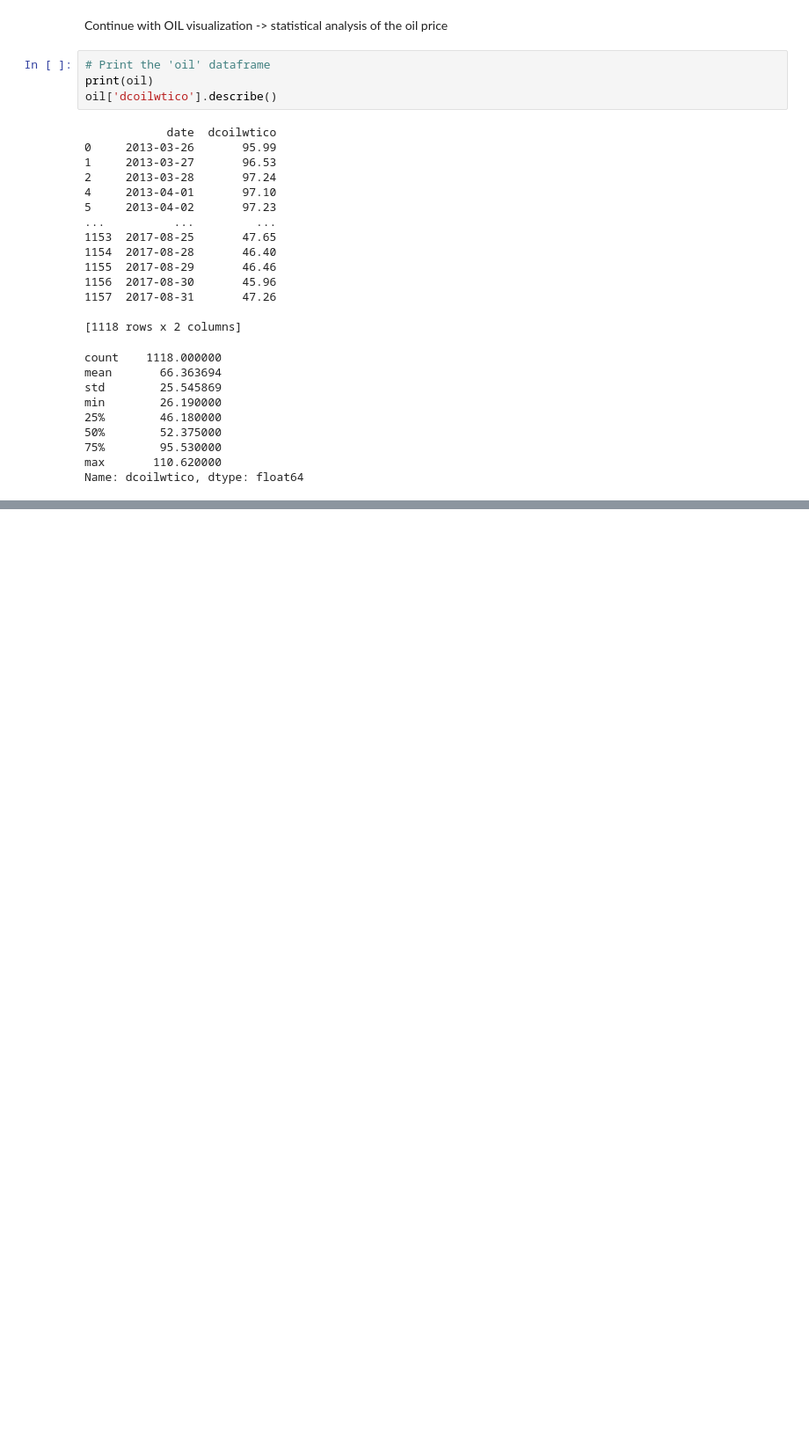
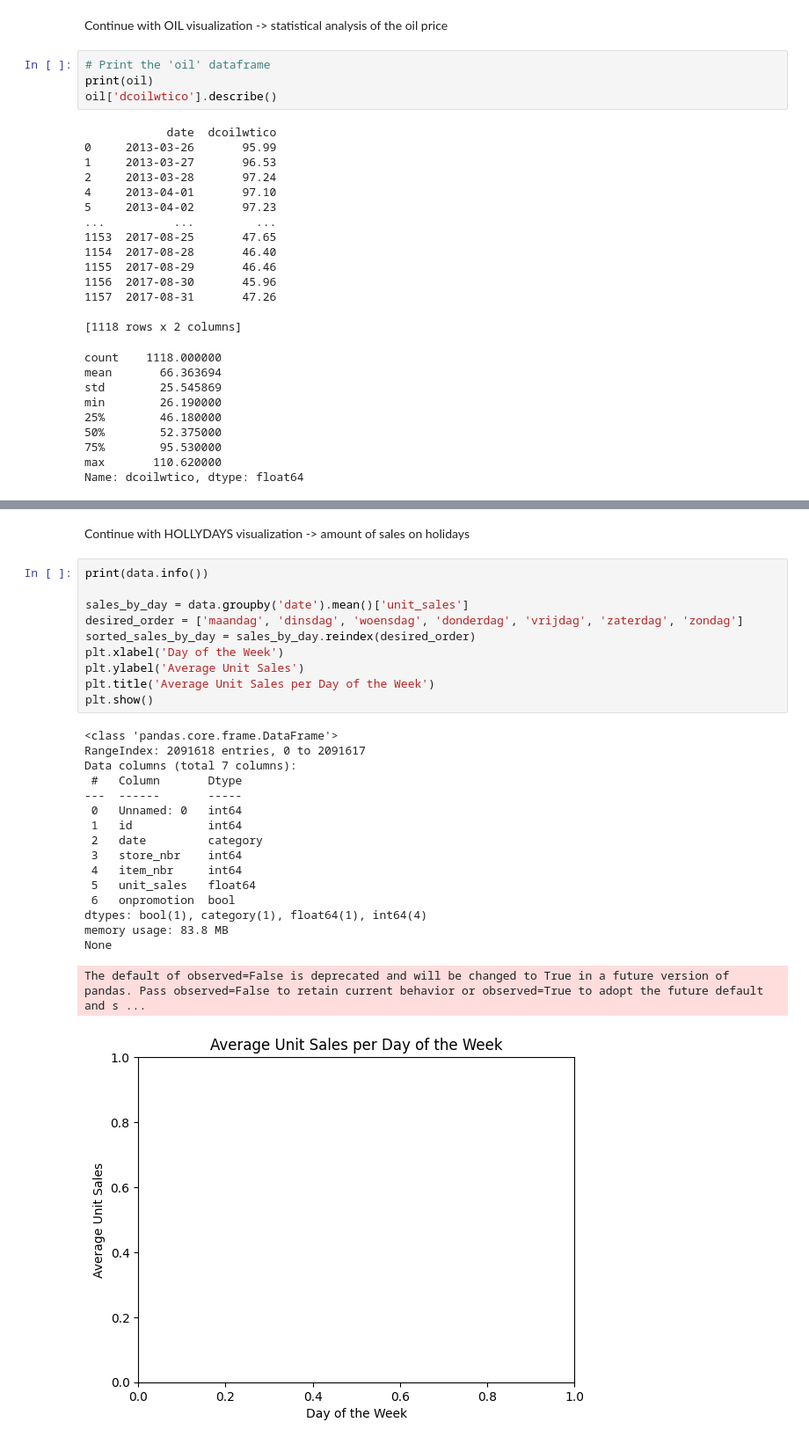
Before and after one commit to florboydens/Data-Analytics-Case-2, a Jupyter notebook: explorationViz.ipynb, the cells around one changed output, grey strips where cells are left out. Shown at 88% size. Cells and saved outputs as stored; diff of their text form; blank space fills up the shorter version.

```diff
--- a/explorationViz.ipynb
+++ b/explorationViz.ipynb
@@ -434 +499,32 @@ print(holidays_events.head())
+# %% [markdown]
+Continue with HOLLYDAYS visualization
+-> amount of sales on holidays
+# %%
+print(data.info())
+
+sales_by_day = data.groupby('date').mean()['unit_sales']
+desired_order = ['maandag', 'dinsdag', 'woensdag', 'donderdag', 'vrijdag', 'zaterdag', 'zondag']
+sorted_sales_by_day = sales_by_day.reindex(desired_order)
+plt.xlabel('Day of the Week')
+plt.ylabel('Average Unit Sales')
+plt.title('Average Unit Sales per Day of the Week')
+plt.show()
+# %% [output]
+<class 'pandas.core.frame.DataFrame'>
+RangeIndex: 2091618 entries, 0 to 2091617
+Data columns (total 7 columns):
+ #   Column       Dtype
+---  ------       -----
+ 0   Unnamed: 0   int64
+ 1   id           int64
+ 2   date         category
+ 3   store_nbr    int64
+ 4   item_nbr     int64
+ 5   unit_sales   float64
+ 6   onpromotion  bool
+dtypes: bool(1), category(1), float64(1), int64(4)
+memory usage: 83.8 MB
+None
+The default of observed=False is deprecated and will be changed to True in a future version of pandas. Pass observed=False to retain current behavior or observed=True to adopt the future default and s ...
+[figure, added]
 # %%
```
Also changed, not shown: parts of 8 cells of this notebook, 2 other files.
